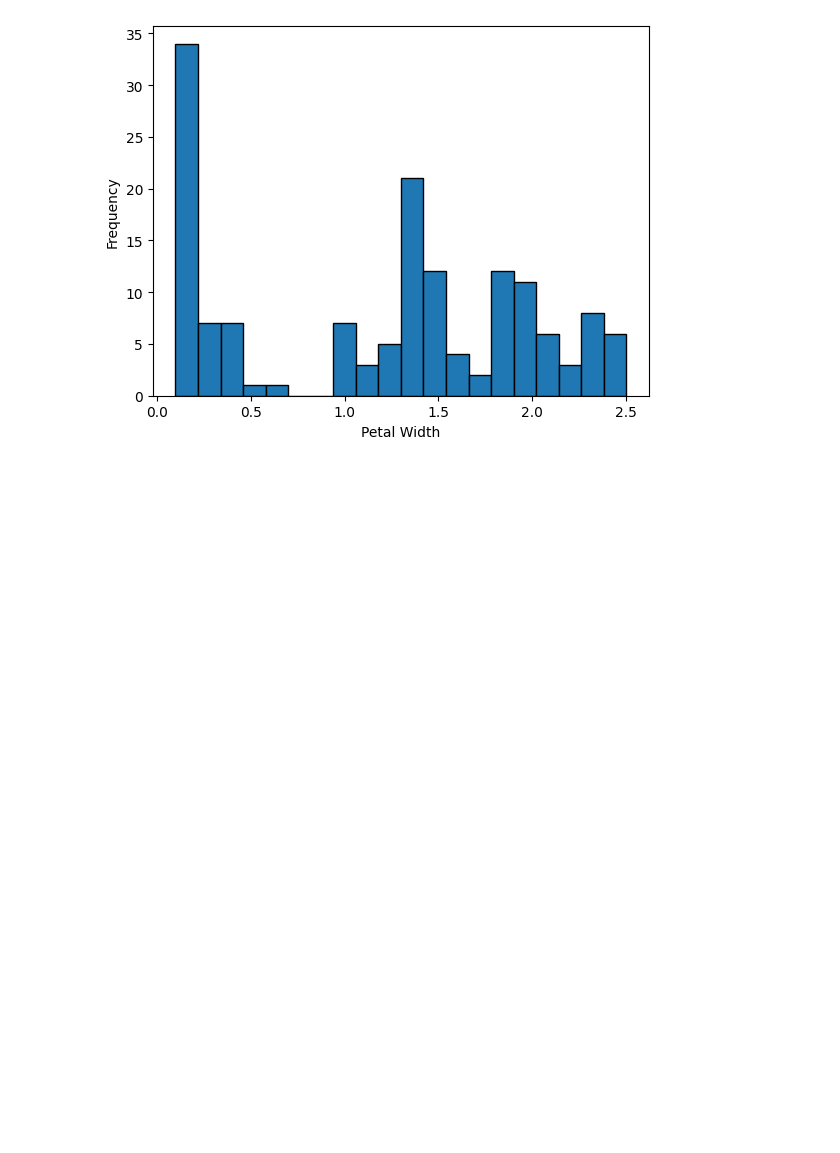
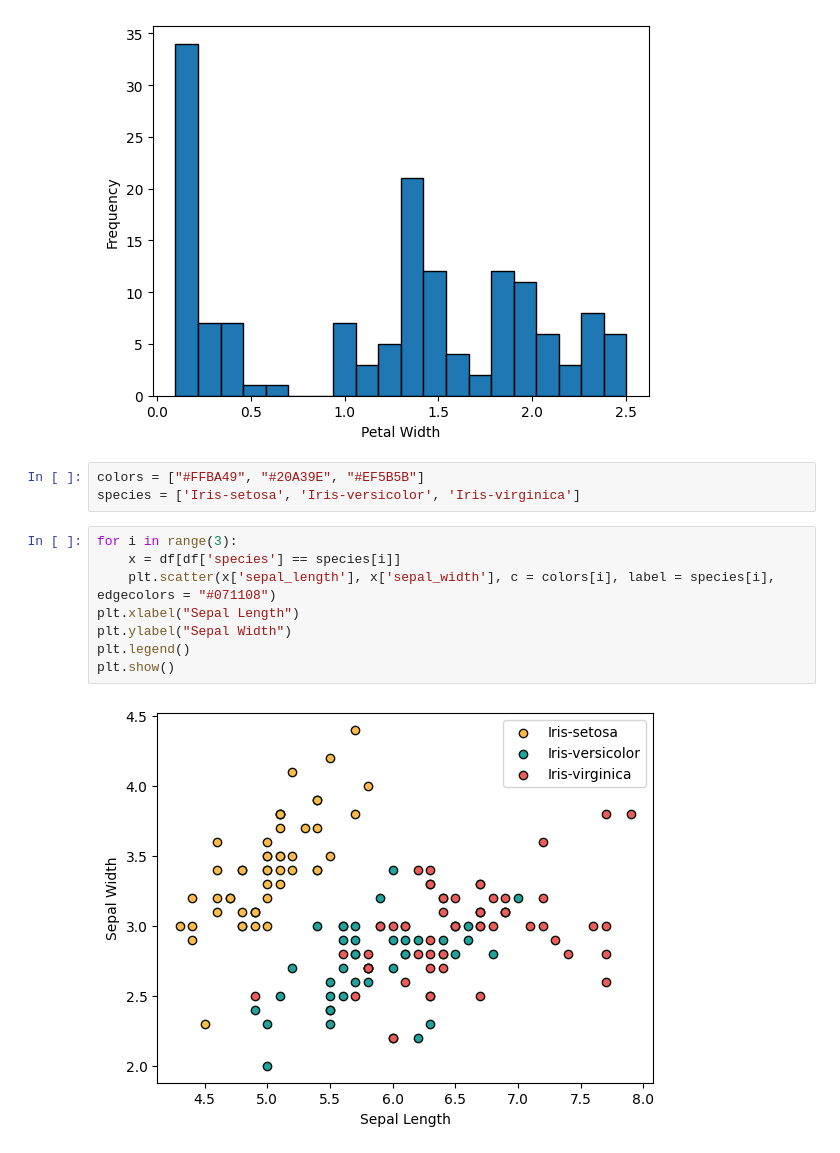
Before and after one commit to devSuryansh/CODSOFT, a Jupyter notebook: IRIS Flower Classification/IRIS_Flower_Classification.ipynb, the cells around one changed output. Drawn from its saved outputs; the diff is of its cells as text; blank space fills up the shorter version.

Commit message:
Compared the data using Scatter Plots

```diff
--- a/IRIS Flower Classification/IRIS_Flower_Classification.ipynb
+++ b/IRIS Flower Classification/IRIS_Flower_Classification.ipynb
@@ -82,3 +82,16 @@ df['petal_width'].plot(kind = "hist", bins = 20, xlabel = "Petal Width", edgecol
 # %% [output]
 <Axes: xlabel='Petal Width', ylabel='Frequency'>
 [figure]
+# %%
+colors = ["#FFBA49", "#20A39E", "#EF5B5B"]
+species = ['Iris-setosa', 'Iris-versicolor', 'Iris-virginica']
+# %%
+for i in range(3):
+    x = df[df['species'] == species[i]]
+    plt.scatter(x['sepal_length'], x['sepal_width'], c = colors[i], label = species[i], edgecolors = "#071108")
+plt.xlabel("Sepal Length")
+plt.ylabel("Sepal Width")
+plt.legend()
+plt.show()
+# %% [output]
+[figure, added]
```
Also changed, not shown: parts of 3 cells of this notebook.
